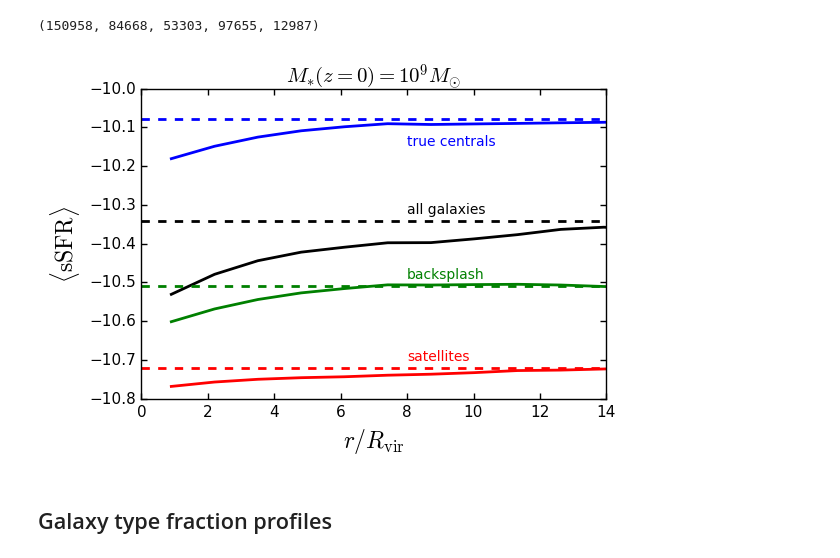
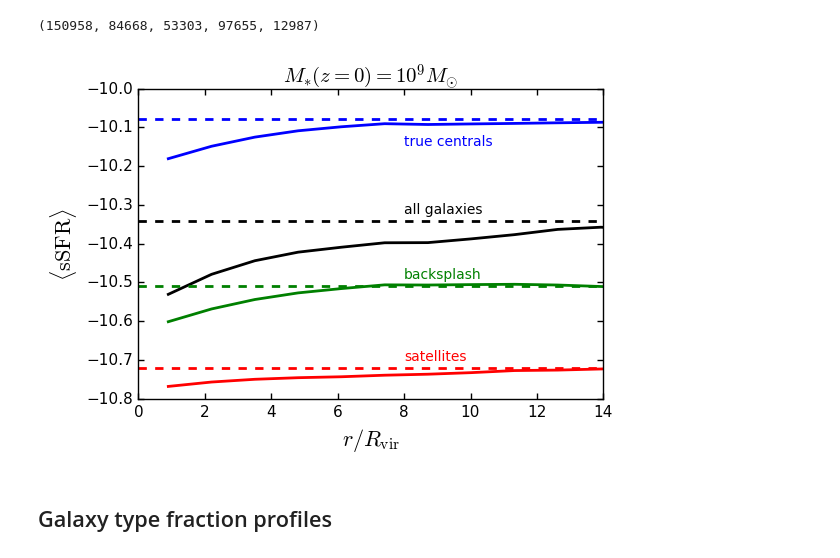
Before and after one commit to aphearin/time_evolving_cam_utils, a Jupyter notebook: cluster_profiles.ipynb, the cells around one changed output. Saved outputs shown, nothing was run; the diff lists cells and outputs as text; code cells hidden in the pictures.

```diff
--- a/cluster_profiles.ipynb
+++ b/cluster_profiles.ipynb
@@ -207,36 +212,34 @@ mean_hosts_ssfr = np.mean(hosts['ssfr'])
 ax.plot(np.arange(100), np.zeros(100) + mean_hosts_ssfr, ls='--', color='blue', linewidth=2)
 
 y3 = medfilt(sat_result, 3)
 y3 = savgol_filter(y3, 9, 3)
 ax.plot(rbins_normalized_midpoints, y3, color='red', linewidth=2, label='satellites')
 mean_sats_ssfr = np.mean(sats['ssfr'])
 ax.plot(np.arange(100), np.zeros(100) + mean_sats_ssfr, ls='--', color='red', linewidth=2)
 
 y4 = medfilt(sp_result, 3)
 y4 = savgol_filter(y4, 9, 3)
 ax.plot(rbins_normalized_midpoints, y4, color='green', linewidth=2, label='backsplash')
 mean_sps_ssfr = np.mean(sps['ssfr'])
 ax.plot(np.arange(100), np.zeros(100) + mean_sps_ssfr, ls='--', color='green', linewidth=2)
 
 xlabel = ax.set_xlabel(r'$r / R_{\rm vir}$', fontsize=16)
 ylabel = ax.set_ylabel(r'$\langle{\rm sSFR}\rangle$', fontsize=16)
 title = ax.set_title(r'$M_{\ast}(z=0) = 10^{9}M_{\odot}$', fontsize=15, y=1)
 
-plt.xlabel(r'$r / R_{\rm vir}$', size=17)
-plt.ylabel(r'$\langle{\rm sSFR}\rangle$', size=17)
 plt.xticks(fontsize=11); plt.yticks(fontsize=11)
 plt.xlim(xmin = 0., xmax=14)
 plt.ylim(ymin = -10.8, ymax = -10)
 
 ax.annotate('true centrals', xytext=(8, mean_hosts_ssfr-0.07), xy=(5, -10.5), color='blue')
 ax.annotate('all galaxies', xytext=(8, mean_sample_ssfr+0.02), xy=(5, -10.5), color='k')
 ax.annotate('satellites', xytext=(8, mean_sats_ssfr + 0.02), xy=(5, -10.5), color='red')
 ax.annotate('backsplash', xytext=(8, mean_sps_ssfr + 0.02), xy=(5, -10.5), color='green')
 
 fig.savefig('FIGS/cluster_profiles_gal_type_decomposition.pdf',
             bbox_extra_artists=[xlabel, ylabel], bbox_inches='tight')
 # %% [output]
-[figure, old version]
+[figure, new version]
 # %% [markdown]
 ## Galaxy type fraction profiles
 # %%
```
Also changed, not shown: parts of 8 cells of this notebook, 5 other files.
